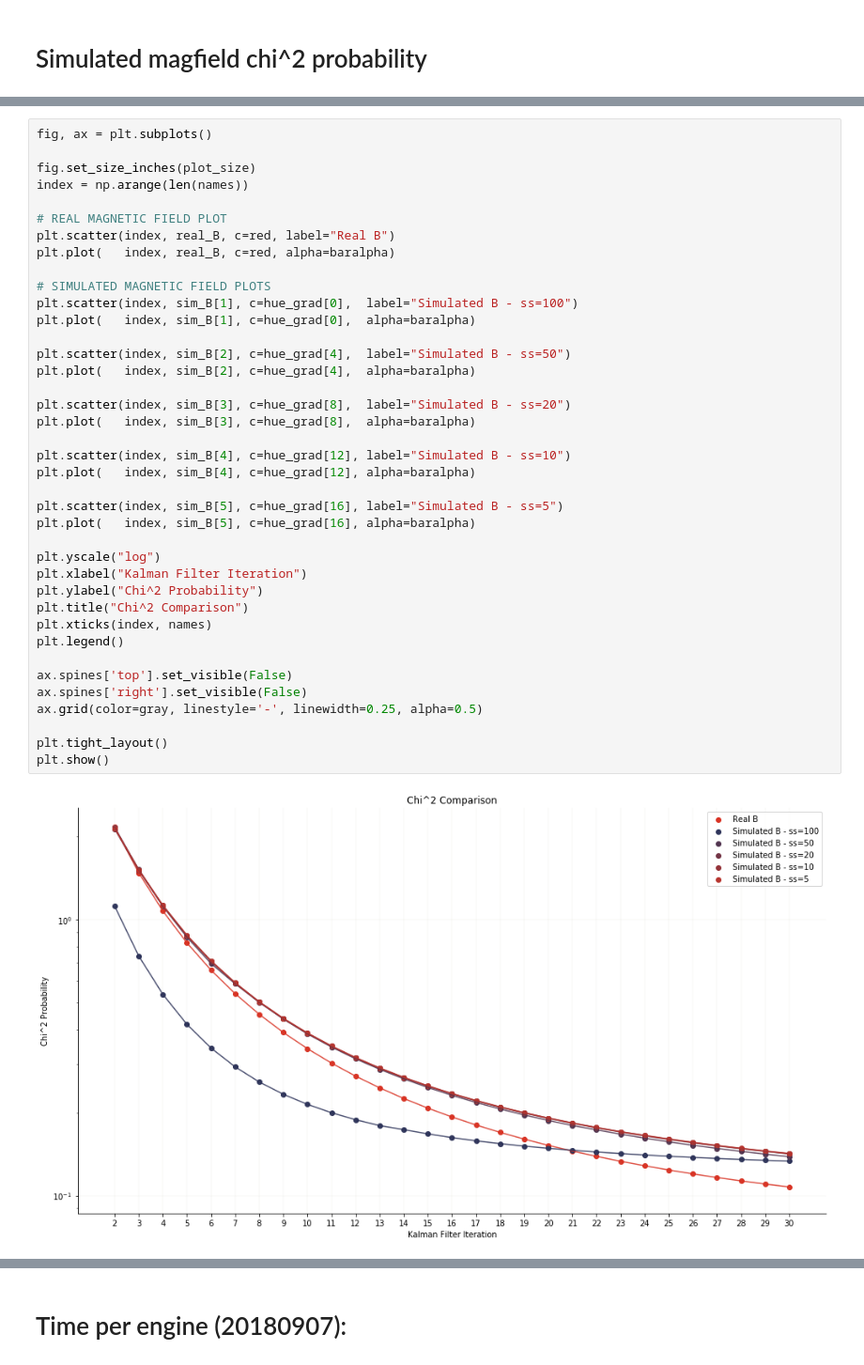
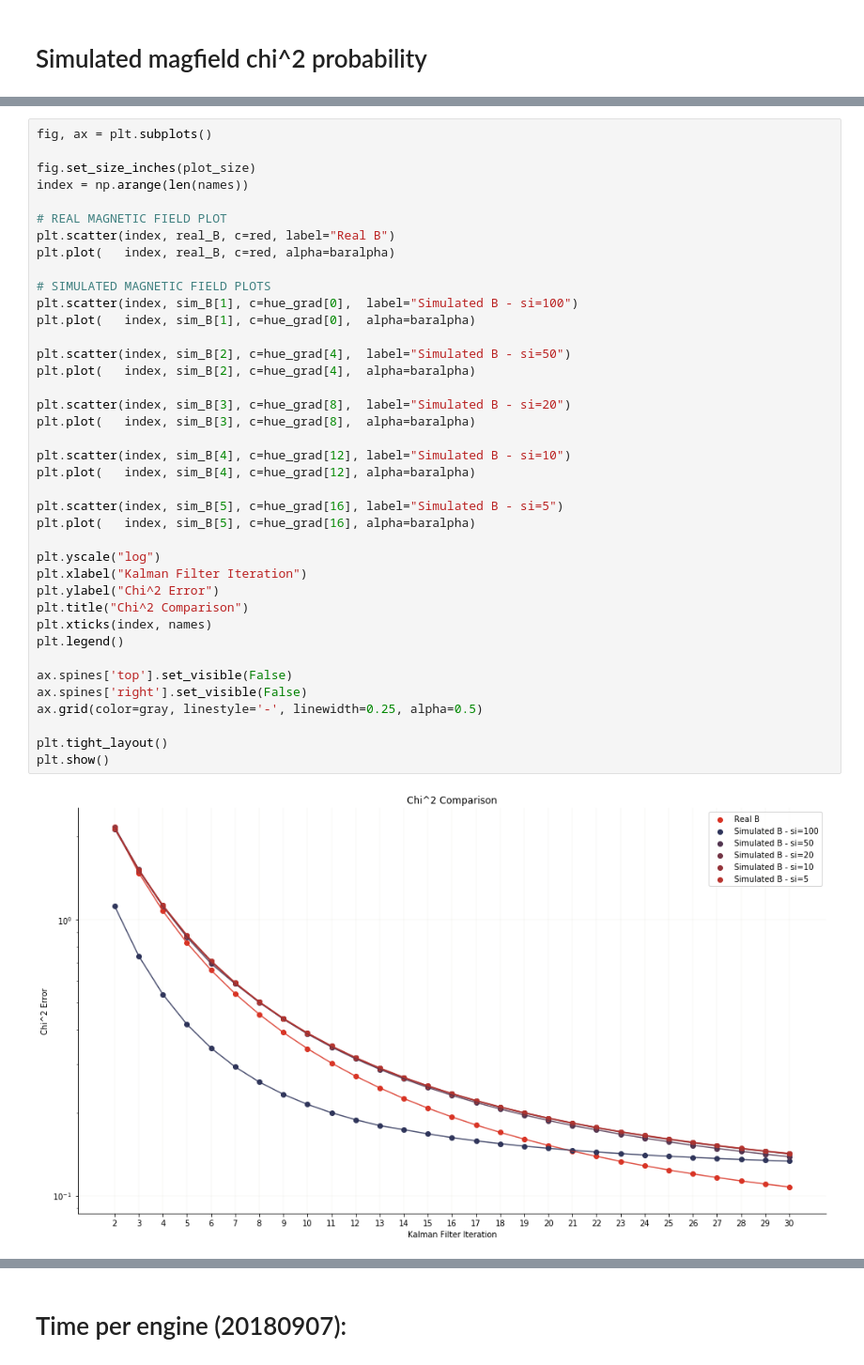
Before and after one commit to bleaktwig/clas12-data-and-tests, a Jupyter notebook: thesis_plots.ipynb, the cells around one changed output, grey strips where cells are left out. Shown at 94% size. Cells and saved outputs as stored; diff of their text form.

```diff
--- a/thesis_plots.ipynb
+++ b/thesis_plots.ipynb
@@ -267,40 +267,40 @@ fig.set_size_inches(plot_size)
 index = np.arange(len(names))
 
 # REAL MAGNETIC FIELD PLOT
 plt.scatter(index, real_B, c=red, label="Real B")
 plt.plot(   index, real_B, c=red, alpha=baralpha)
 
 # SIMULATED MAGNETIC FIELD PLOTS
-plt.scatter(index, sim_B[1], c=hue_grad[0],  label="Simulated B - ss=100")
+plt.scatter(index, sim_B[1], c=hue_grad[0],  label="Simulated B - si=100")
 plt.plot(   index, sim_B[1], c=hue_grad[0],  alpha=baralpha)
 
-plt.scatter(index, sim_B[2], c=hue_grad[4],  label="Simulated B - ss=50")
+plt.scatter(index, sim_B[2], c=hue_grad[4],  label="Simulated B - si=50")
 plt.plot(   index, sim_B[2], c=hue_grad[4],  alpha=baralpha)
 
-plt.scatter(index, sim_B[3], c=hue_grad[8],  label="Simulated B - ss=20")
+plt.scatter(index, sim_B[3], c=hue_grad[8],  label="Simulated B - si=20")
 plt.plot(   index, sim_B[3], c=hue_grad[8],  alpha=baralpha)
 
-plt.scatter(index, sim_B[4], c=hue_grad[12], label="Simulated B - ss=10")
+plt.scatter(index, sim_B[4], c=hue_grad[12], label="Simulated B - si=10")
 plt.plot(   index, sim_B[4], c=hue_grad[12], alpha=baralpha)
 
-plt.scatter(index, sim_B[5], c=hue_grad[16], label="Simulated B - ss=5")
+plt.scatter(index, sim_B[5], c=hue_grad[16], label="Simulated B - si=5")
 plt.plot(   index, sim_B[5], c=hue_grad[16], alpha=baralpha)
 
 plt.yscale("log")
 plt.xlabel("Kalman Filter Iteration")
-plt.ylabel("Chi^2 Probability")
+plt.ylabel("Chi^2 Error")
 plt.title("Chi^2 Comparison")
 plt.xticks(index, names)
 plt.legend()
 
 ax.spines['top'].set_visible(False)
 ax.spines['right'].set_visible(False)
 ax.grid(color=gray, linestyle='-', linewidth=0.25, alpha=0.5)
 
 plt.tight_layout()
 plt.show()
 # %% [output]
-[figure, old version]
+[figure, new version]
 # %%
 x = [51479, 2, 59, 21607688]
 l = ["0|0", "0|1", "1|0", "1|1"]
```
Also changed, not shown: parts of 2 cells of this notebook, 2 other files.
